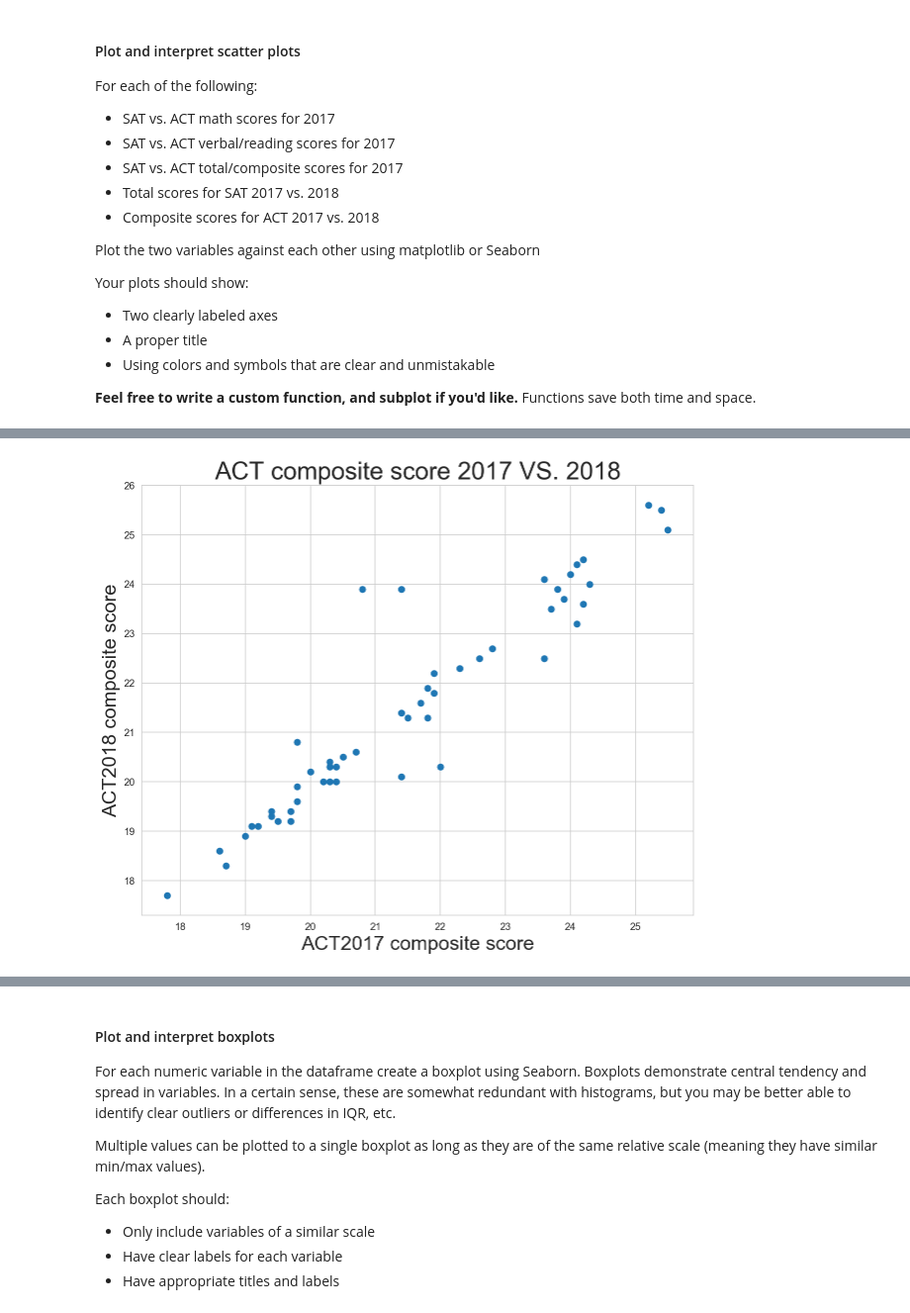
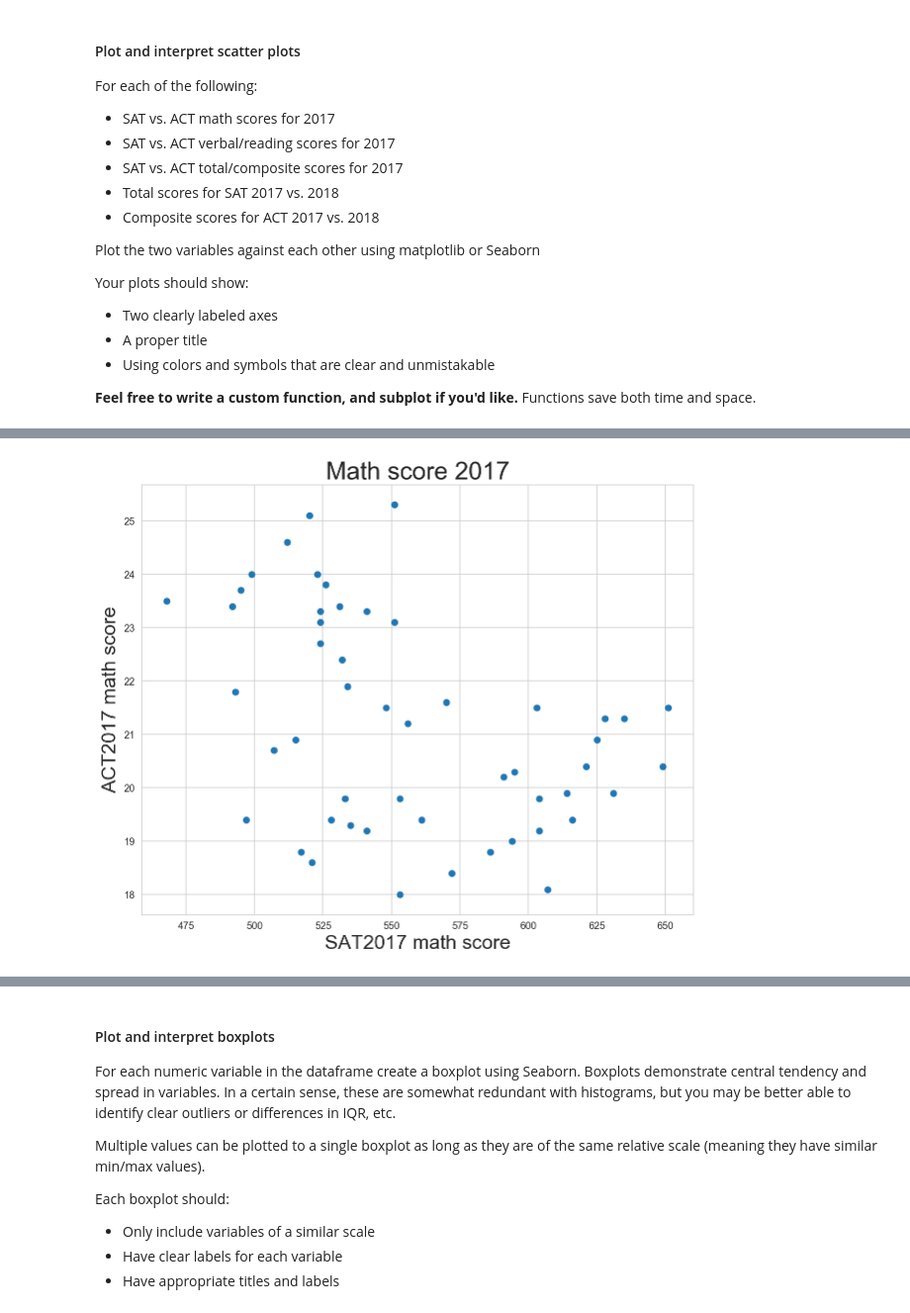
Before and after one commit to geoffersliu/dsiprojects, a Jupyter notebook: Project1234/project_1/code/starter-code_updated.ipynb, the cells around one changed output, grey strips where cells are left out. Shown at 99% size. Saved outputs shown, nothing was run; the diff lists cells and outputs as text; code cells hidden in the pictures.

```diff
--- a/Project1234/project_1/code/starter-code_updated.ipynb
+++ b/Project1234/project_1/code/starter-code_updated.ipynb
@@ -1029,4 +999,5 @@ scatterplots(all_merge, sattotal2017_2018, sattotal2017_2018_title, sattotal2017
-# %%
-scatterplots(all_merge, actcompo2017_2018, actcompo2017_2018_title, actcompo2017_2018_label)
-# %% [output]
-[figure, removed]
+# %%
+#scatterplot for math scores
+scatterplots(final, mathscore_2017, mathscore2017_title, mathscore2017_label)
+# %% [output]
+[figure, added]
```
Also changed, not shown: parts of 113 cells of this notebook, 5 other files.
